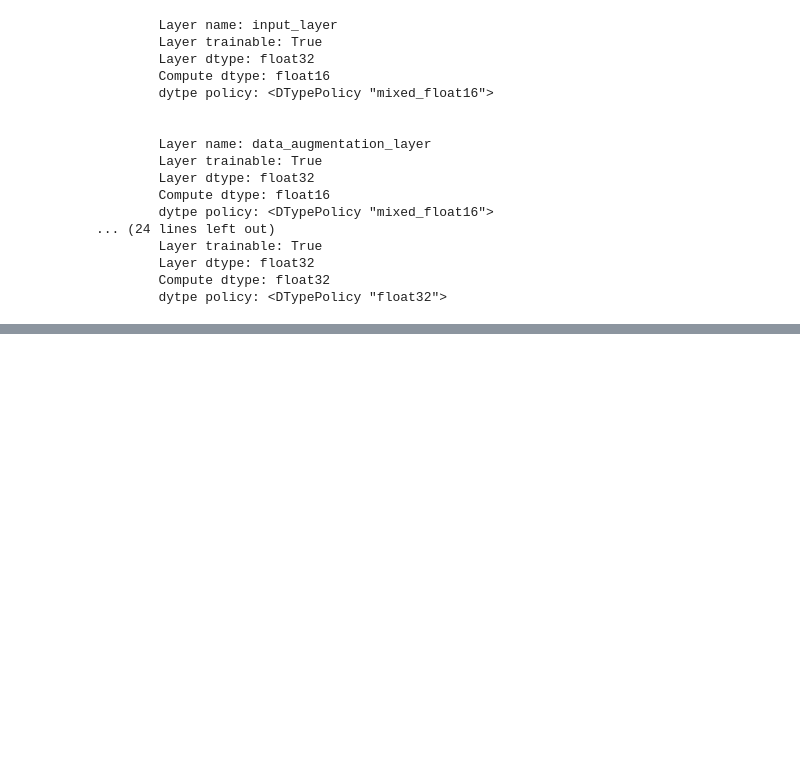
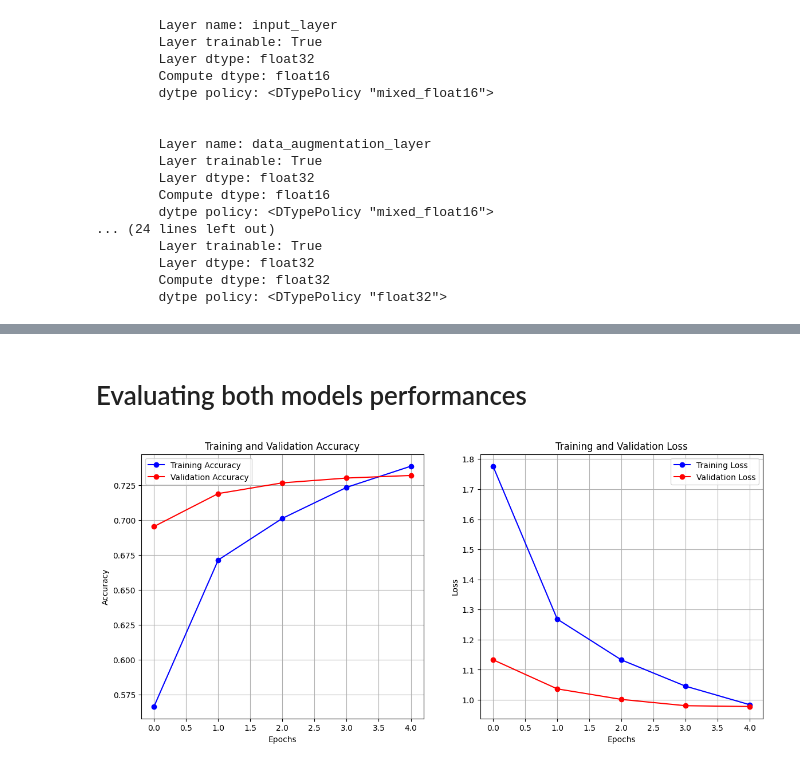
Before and after one commit to HanyAbdelsalam/Food-Vision-app, a Jupyter notebook: model_training.ipynb, the cells around one changed output, grey strips where cells are left out. Cells and saved outputs as stored; diff of their text form; code cells hidden in the pictures; blank space fills up the shorter version.

Commit message:
Evaluated both models, added plot_history func to helper_functions.py, plotted histories of both models

```diff
--- a/model_training.ipynb
+++ b/model_training.ipynb
@@ -435,0 +438,6 @@ results_with_data_aug, results_without_data_aug
+# %% [markdown]
+# Evaluating both models performances
+# %%
+plot_history(history_without_data_aug)
+# %% [output]
+[figure, added]
```
Also changed, not shown: parts of 9 cells of this notebook, 1 other file.
